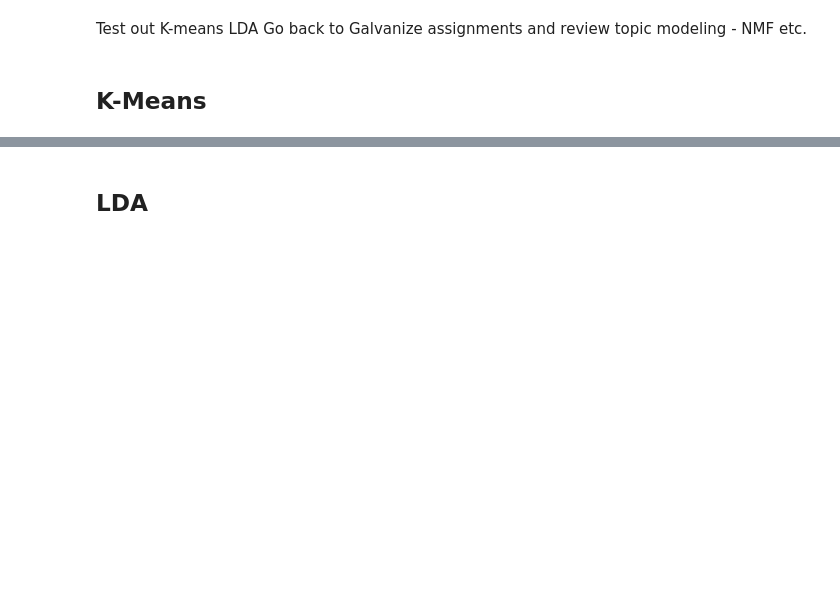
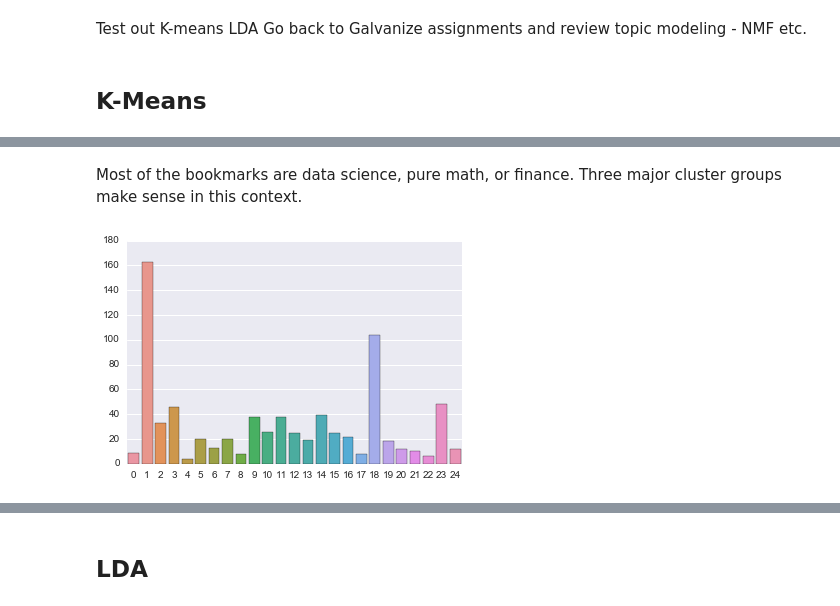
Before and after one commit to BryceLuna/Bookmarks-Clustering, a Jupyter notebook: Bookmark-Clustering.ipynb, the cells around one changed output, grey strips where cells are left out. Saved outputs shown, nothing was run; the diff lists cells and outputs as text; code cells hidden in the pictures; blank space fills up the shorter version.

```diff
--- a/Bookmark-Clustering.ipynb
+++ b/Bookmark-Clustering.ipynb
@@ -128,0 +95,6 @@ tf_mat_norm = normalize(tf_mat)
+# %% [markdown]
+Most of the bookmarks are data science, pure math, or finance.  Three major cluster groups make sense in this context.
+# %%
+plt_cluster_counts(25, models_dict)
+# %% [output]
+[figure, added]
```
Also changed, not shown: parts of 45 cells of this notebook.
